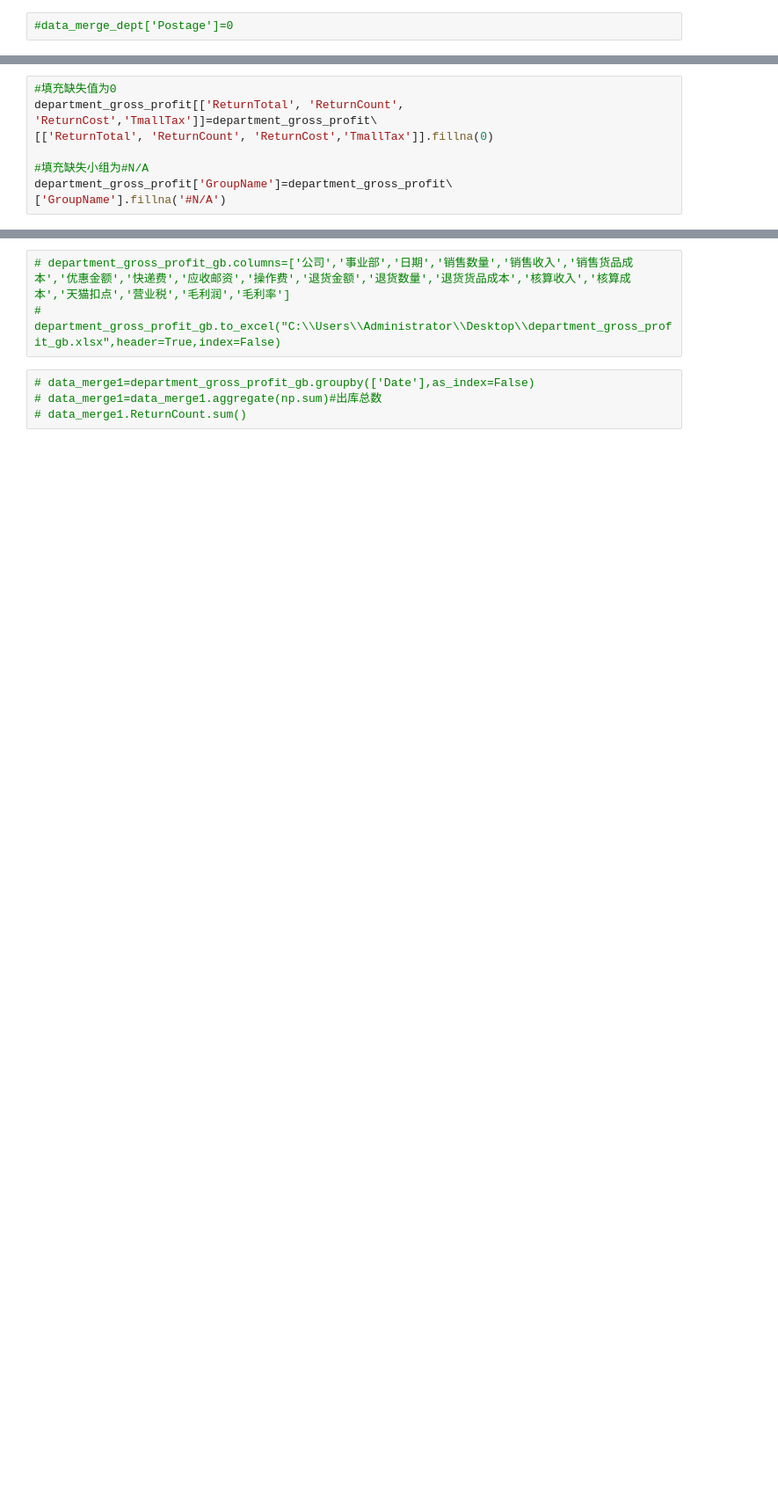
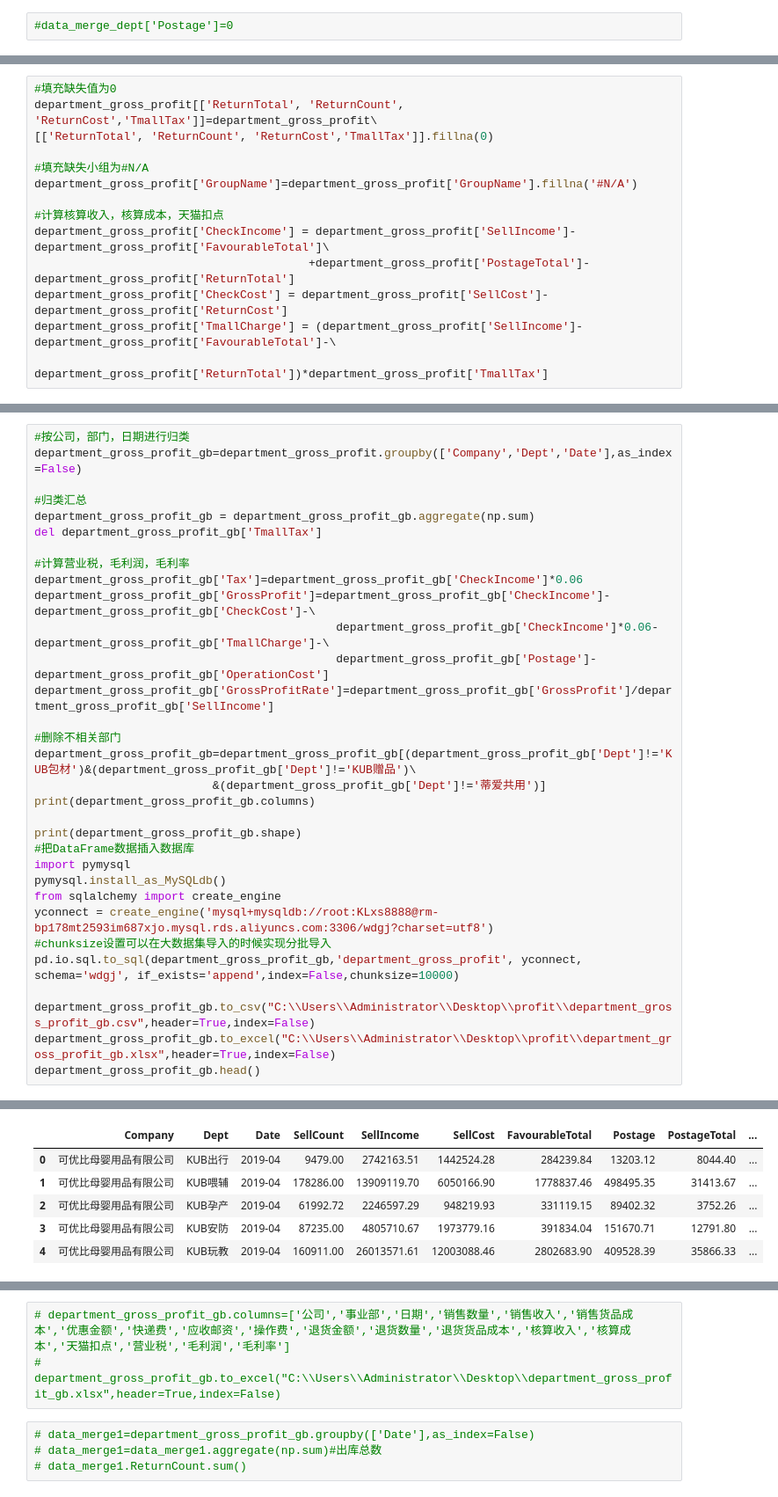
Before and after one commit to Lukes1973/MachineLearning, a Jupyter notebook: Profit_check/profitCheck_shop.ipynb, the cells around one changed output, grey strips where cells are left out. Shown at 88% size. Saved outputs shown, nothing was run; the diff lists cells and outputs as text; blank space fills up the shorter version.

```diff
--- a/Profit_check/profitCheck_shop.ipynb
+++ b/Profit_check/profitCheck_shop.ipynb
@@ -189,5 +280,11 @@ department_gross_profit[['ReturnTotal', 'ReturnCount', 'ReturnCost','TmallTax']]
 [['ReturnTotal', 'ReturnCount', 'ReturnCost','TmallTax']].fillna(0)
 
 #填充缺失小组为#N/A
-department_gross_profit['GroupName']=department_gross_profit\
-['GroupName'].fillna('#N/A')
+department_gross_profit['GroupName']=department_gross_profit['GroupName'].fillna('#N/A')
+
+#计算核算收入，核算成本，天猫扣点
+department_gross_profit['CheckIncome'] = department_gross_profit['SellIncome']-department_gross_profit['FavourableTotal']\
+                                        +department_gross_profit['PostageTotal']-department_gross_profit['ReturnTotal']
+department_gross_profit['CheckCost'] = department_gross_profit['SellCost']-department_gross_profit['ReturnCost']
+department_gross_profit['TmallCharge'] = (department_gross_profit['SellIncome']-department_gross_profit['FavourableTotal']-\
+                                        department_gross_profit['ReturnTotal'])*department_gross_profit['TmallTax']
@@ -225,0 +291,33 @@ department_gross_profit_gb.to_csv("C:\\Users\\Administrator\\Desktop\\department
+# %%
+#按公司，部门，日期进行归类
+department_gross_profit_gb=department_gross_profit.groupby(['Company','Dept','Date'],as_index=False)
+
+#归类汇总
+department_gross_profit_gb = department_gross_profit_gb.aggregate(np.sum)
+del department_gross_profit_gb['TmallTax']
+
+#计算营业税，毛利润，毛利率
+department_gross_profit_gb['Tax']=department_gross_profit_gb['CheckIncome']*0.06
+department_gross_profit_gb['GrossProfit']=department_gross_profit_gb['CheckIncome']-department_gross_profit_gb['CheckCost']-\
+                                            department_gross_profit_gb['CheckIncome']*0.06-department_gross_profit_gb['TmallCharge']-\
+                                            department_gross_profit_gb['Postage']-department_gross_profit_gb['OperationCost']
+department_gross_profit_gb['GrossProfitRate']=department_gross_profit_gb['GrossProfit']/department_gross_profit_gb['SellIncome']
+
+#删除不相关部门
+department_gross_profit_gb=department_gross_profit_gb[(department_gross_profit_gb['Dept']!='KUB包材')&(department_gross_profit_gb['Dept']!='KUB赠品')\
+                          &(department_gross_profit_gb['Dept']!='蒂爱共用')]
+print(department_gross_profit_gb.columns)
+
+print(department_gross_profit_gb.shape)
+#把DataFrame数据插入数据库
+import pymysql
+pymysql.install_as_MySQLdb()
+from sqlalchemy import create_engine
+yconnect = create_engine('mysql+mysqldb://root:KLxs8888@rm-bp178mt2593im687xjo.mysql.rds.aliyuncs.com:3306/wdgj?charset=utf8')
+#chunksize设置可以在大数据集导入的时候实现分批导入
+pd.io.sql.to_sql(department_gross_profit_gb,'department_gross_profit', yconnect, schema='wdgj', if_exists='append',index=False,chunksize=10000)
+
+department_gross_profit_gb.to_csv("C:\\Users\\Administrator\\Desktop\\profit\\department_gross_profit_gb.csv",header=True,index=False)
+department_gross_profit_gb.to_excel("C:\\Users\\Administrator\\Desktop\\profit\\department_gross_profit_gb.xlsx",header=True,index=False)
+department_gross_profit_gb.head()
+# %% [output]
@@ -226 +330,7 @@ department_gross_profit_gb.to_csv("C:\\Users\\Administrator\\Desktop\\department
+|  | Company | Dept | Date | SellCount | SellIncome | SellCost | FavourableTotal | Postage | PostageTotal | ... |
+| 0 | 可优比母婴用品有限公司 | KUB出行 | 2019-04 | 9479.00 | 2742163.51 | 1442524.28 | 284239.84 | 13203.12 | 8044.40 | ... |
+| 1 | 可优比母婴用品有限公司 | KUB喂辅 | 2019-04 | 178286.00 | 13909119.70 | 6050166.90 | 1778837.46 | 498495.35 | 31413.67 | ... |
+| 2 | 可优比母婴用品有限公司 | KUB孕产 | 2019-04 | 61992.72 | 2246597.29 | 948219.93 | 331119.15 | 89402.32 | 3752.26 | ... |
+| 3 | 可优比母婴用品有限公司 | KUB安防 | 2019-04 | 87235.00 | 4805710.67 | 1973779.16 | 391834.04 | 151670.71 | 12791.80 | ... |
+| 4 | 可优比母婴用品有限公司 | KUB玩教 | 2019-04 | 160911.00 | 26013571.61 | 12003088.46 | 2802683.90 | 409528.39 | 35866.33 | ... |
 # %%
```
Also changed, not shown: parts of 79 cells of this notebook, 1 other file.
